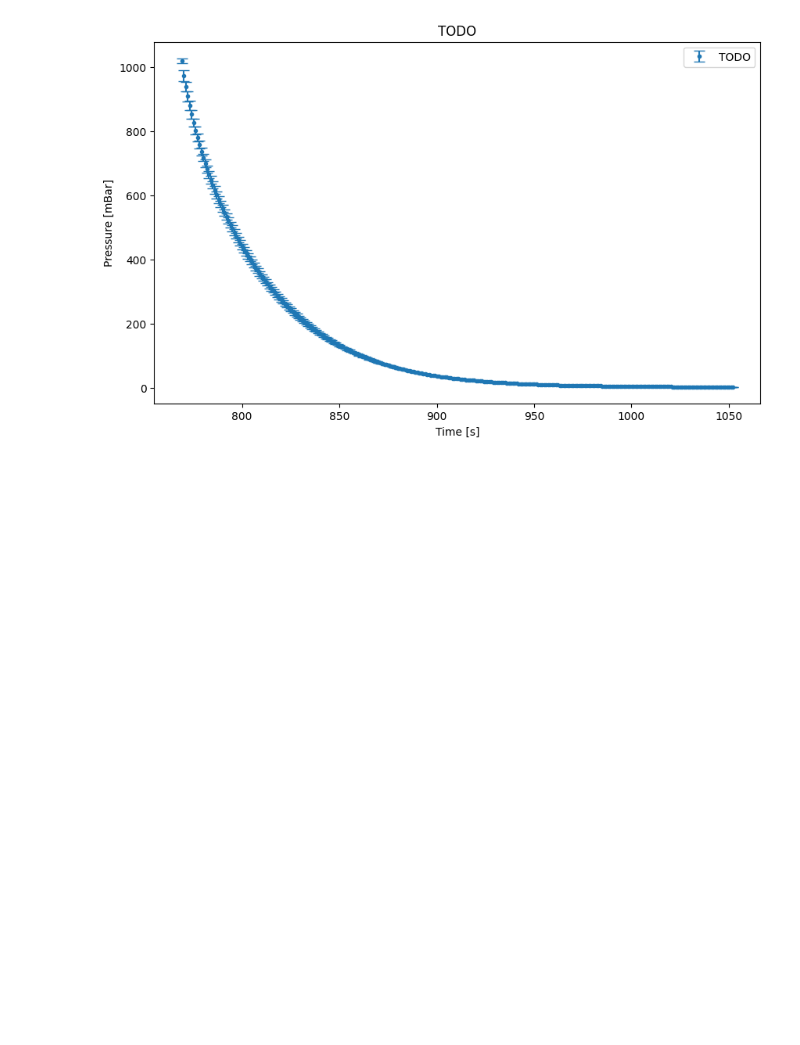
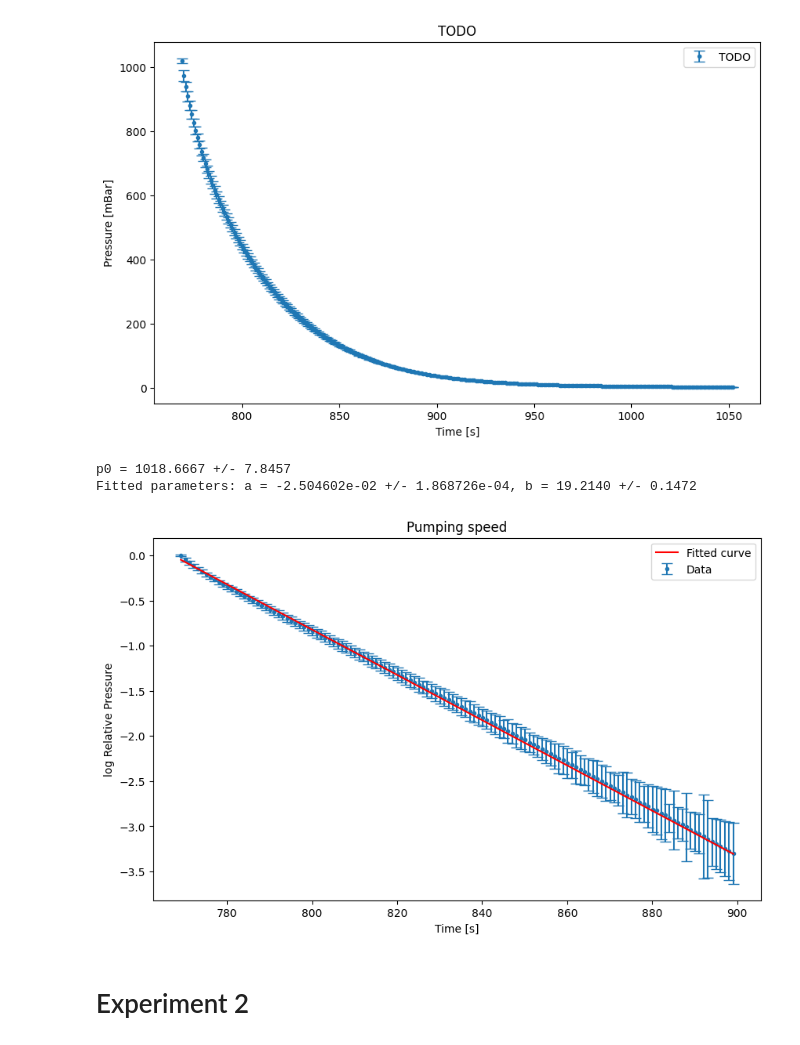
Before and after one commit to MartinOpat/Phys-Lab-Adv, a Jupyter notebook: data_processing.ipynb, the cells around one changed output. Saved outputs shown, nothing was run; the diff lists cells and outputs as text; code cells hidden in the pictures; blank space fills up the shorter version.

Commit message:
Added data processing experiment 1

```diff
--- a/data_processing.ipynb
+++ b/data_processing.ipynb
@@ -96,3 +114,40 @@ plt.plot()
 # %% [output]
 []
 [figure]
+# %%
+# p0 = (results_df["Mean_Ch1"].iloc[0] + results_df["Std_Ch1"].iloc[0]) / 2
+# p0_err = p0 * np.sqrt((results_df["Std_Ch1"].iloc[0] / results_df["Mean_Ch1"].iloc[0])**2 + (results_df["Std_Ch1"].iloc[0] / results_df["Mean_Ch1"].iloc[0])**2)
+p0 = results_df["Mean_Ch1"].iloc[0]
+p0_err = results_df["Std_Ch1"].iloc[0]
+print(f"p0 = {p0:.4f} +/- {p0_err:.4f}")
+
+def fit_func(x, a, b):
+    return a*x + b
+
+# The "good" zone appears to be <900s
+y_data = np.log(results_df["Mean_Ch1"][results_df["Tijd"]<900].values/p0)
+y_data_err = np.sqrt((p0/results_df["Mean_Ch1"][results_df["Tijd"]<900].values**2 * results_df["Std_Ch1"][results_df["Tijd"]<900].values)**2 + (p0_err/p0)**2)
+x_data = results_df["Tijd"][results_df["Tijd"]<900].values
+
+popt, pcov = curve_fit(fit_func, x_data, y_data, sigma=y_data_err, absolute_sigma=True)
+a, b = popt
+aerr, berr = np.sqrt(np.diag(pcov))
+print(f"Fitted parameters: a = {a:.6e} +/- {aerr:.6e}, b = {b:.4f} +/- {berr:.4f}")
+
+# Plot the fitted curve
+x_fit = np.linspace(min(x_data), max(x_data), 100)
+y_fit = fit_func(x_fit, a, b)
+plt.figure(figsize=(10, 6))
+plt.errorbar(x_data, y_data, yerr=y_data_err, fmt='.', label='Data', capsize=5, zorder=2)
+plt.plot(x_fit, y_fit, 'r-', label='Fitted curve', zorder=3)
+plt.title("Pumping speed")
+plt.xlabel("Time [s]")
+plt.ylabel("log Relative Pressure")
+plt.legend()
+plt.show()
+# %% [output]
+p0 = 1018.6667 +/- 7.8457
+Fitted parameters: a = -2.504602e-02 +/- 1.868726e-04, b = 19.2140 +/- 0.1472
+[figure, added]
+# %% [markdown]
+# Experiment 2
```
Also changed, not shown: parts of 1 cell of this notebook.
